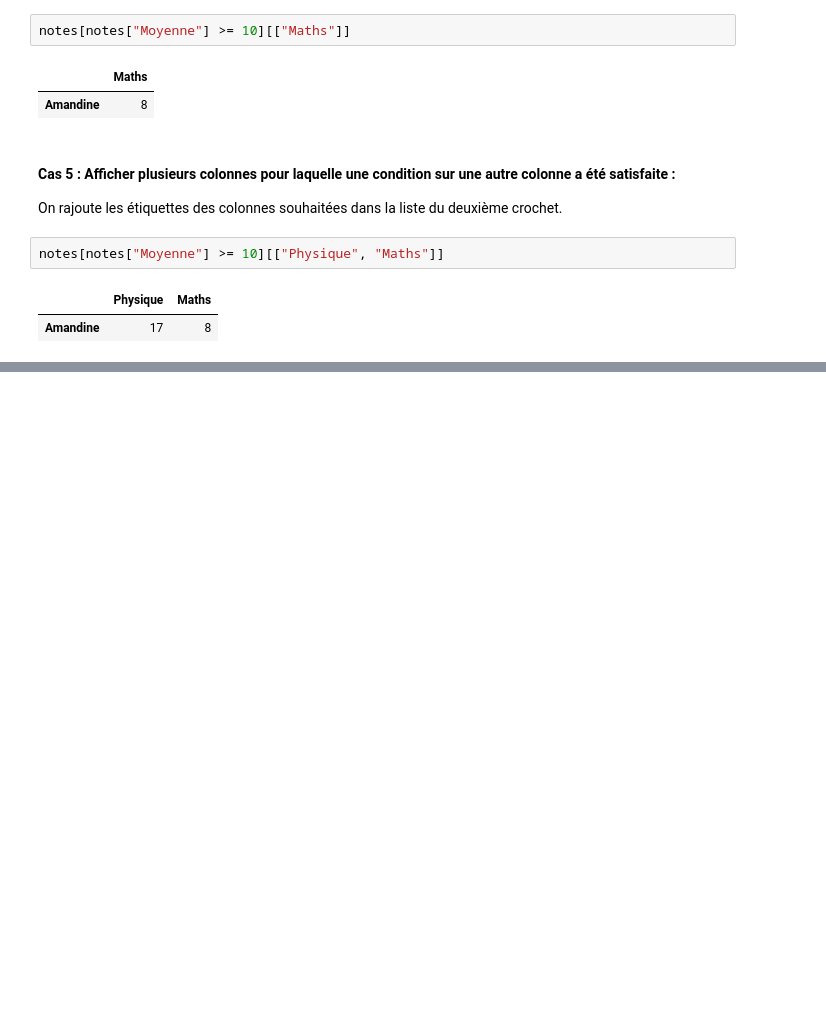
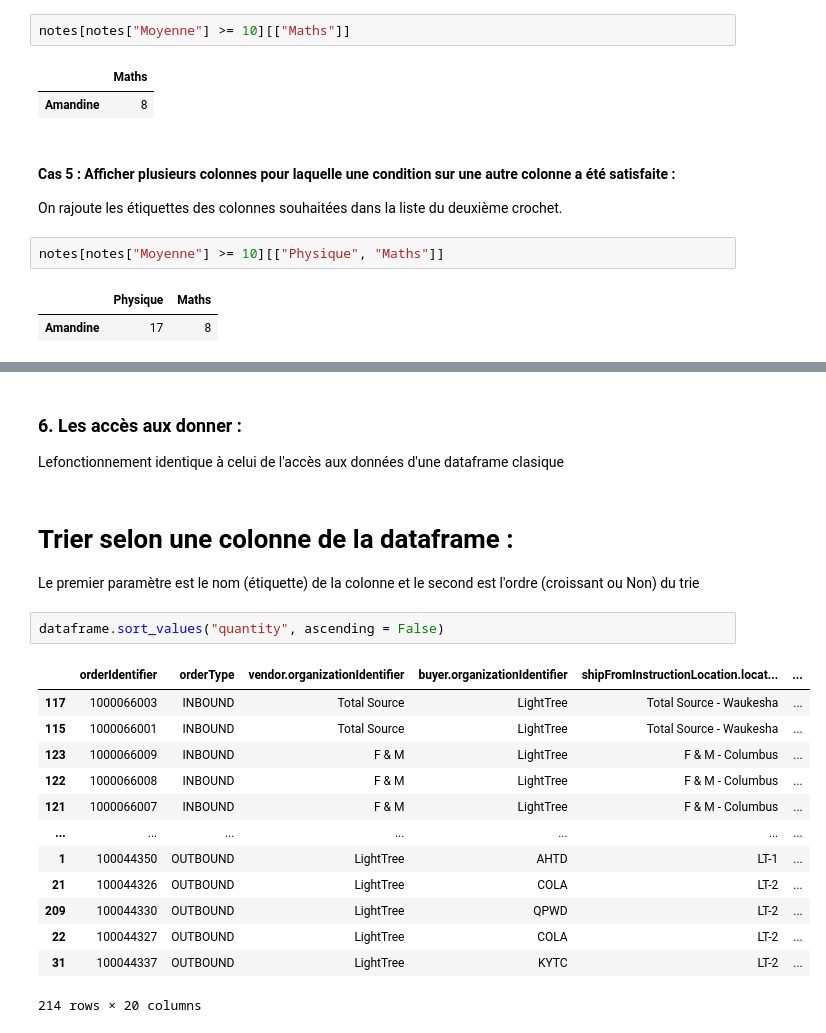
Before and after one commit to Josue-Tambwe/Data-Science, a Jupyter notebook: 2_Pandas/intro_pandas.ipynb, the cells around one changed output, grey strips where cells are left out. Saved outputs shown, nothing was run; the diff lists cells and outputs as text; blank space fills up the shorter version.

```diff
--- a/2_Pandas/intro_pandas.ipynb
+++ b/2_Pandas/intro_pandas.ipynb
@@ -504,0 +604,23 @@ notes[notes["Moyenne"] >= 10][["Physique", "Maths"]]
+# %% [markdown]
+### 6. Les accès aux donner :
+Lefonctionnement identique à celui de l'accès aux données d'une dataframe clasique
+# %% [markdown]
+# Trier selon une colonne de la dataframe :
+
+Le premier paramètre est le nom (étiquette) de la colonne et le second est l'ordre (croissant ou Non) du trie
+# %%
+dataframe.sort_values("quantity", ascending = False)
+# %% [output]
+|  | orderIdentifier | orderType | vendor.organizationIdentifier | buyer.organizationIdentifier | shipFromInstructionLocation.locat... | ... |
+| 117 | 1000066003 | INBOUND | Total Source | LightTree | Total Source - Waukesha | ... |
+| 115 | 1000066001 | INBOUND | Total Source | LightTree | Total Source - Waukesha | ... |
+| 123 | 1000066009 | INBOUND | F & M | LightTree | F & M - Columbus | ... |
+| 122 | 1000066008 | INBOUND | F & M | LightTree | F & M - Columbus | ... |
+| 121 | 1000066007 | INBOUND | F & M | LightTree | F & M - Columbus | ... |
+| ... | ... | ... | ... | ... | ... | ... |
+| 1 | 100044350 | OUTBOUND | LightTree | AHTD | LT-1 | ... |
+| 21 | 100044326 | OUTBOUND | LightTree | COLA | LT-2 | ... |
+| 209 | 100044330 | OUTBOUND | LightTree | QPWD | LT-2 | ... |
+| 22 | 100044327 | OUTBOUND | LightTree | COLA | LT-2 | ... |
+| 31 | 100044337 | OUTBOUND | LightTree | KYTC | LT-2 | ... |
+214 rows × 20 columns
```
Also changed, not shown: parts of 18 cells of this notebook, 3 other files.
